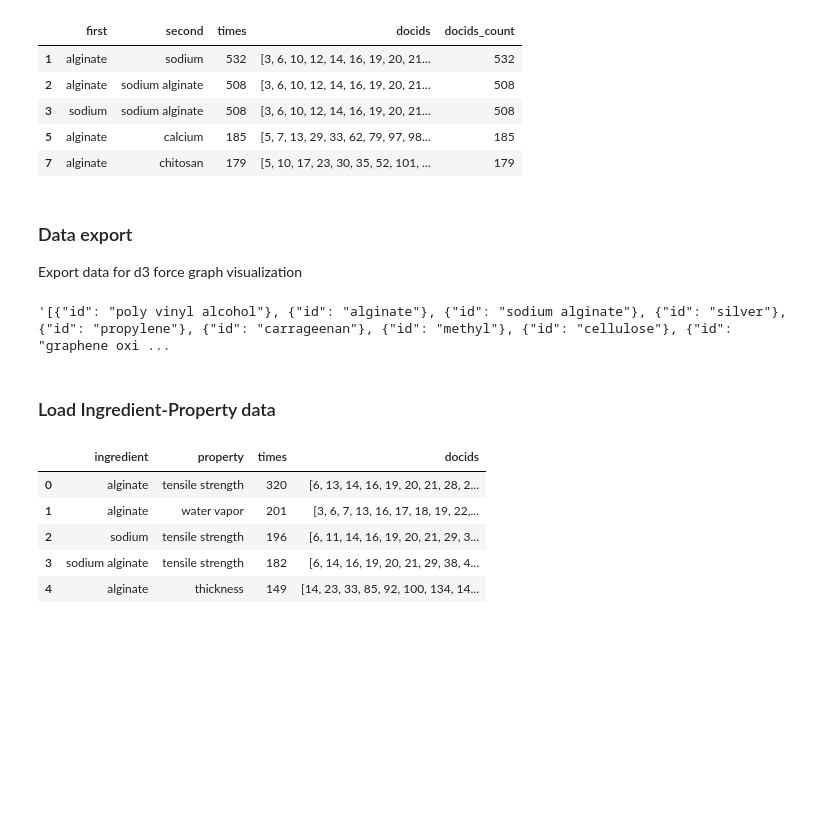
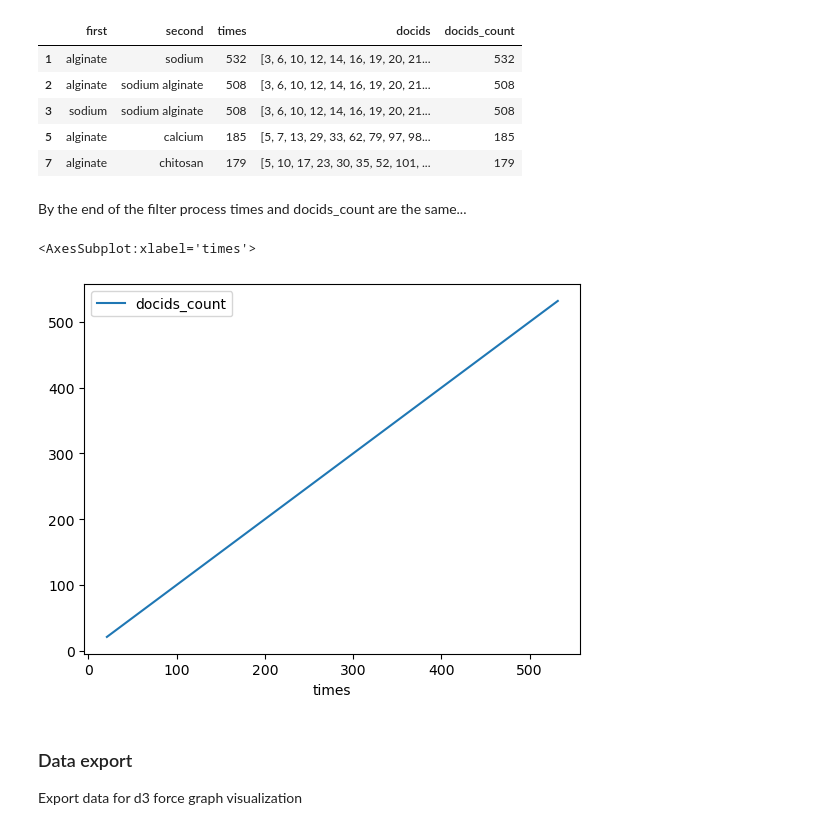
Before and after one commit to a7u7a/bioplastico-data-processing, a Jupyter notebook: ingredient-ingredient.ipynb, the cells around one changed output. Drawn from its saved outputs; the diff is of its cells as text; code cells hidden in the pictures; blank space fills up the shorter version.

Commit message:
wip data processing to json

```diff
--- a/raw-data-to-graph.ipynb
+++ b/ingredient-ingredient.ipynb
@@ -80,11 +81,11 @@ len(ing_ing["second"].unique())
 # %% [markdown]
 Filter rows whose "times" and "docids_count" value are below a threshold
 # %%
-def filter_low_values(ing_ing):
+def filter_low_values(df):
     times_thresh = 5
     docids_thresh = 20
-    filtered_times = ing_ing[ing_ing['times'] > times_thresh]
-    print("Dropped after times <",times_thresh ,"=", len(ing_ing)-len(filtered_times))
+    filtered_times = df[df['times'] > times_thresh]
+    print("Dropped after times <",times_thresh ,"=", len(df)-len(filtered_times))
     filtered_docids = filtered_times[filtered_times['docids_count'] > docids_thresh]
     print("Dropped after docids_count <",docids_thresh,"=", len(filtered_times)-len(filtered_docids))
     print("Final rows",len(filtered_docids))
@@ -100,9 +101,9 @@ Final rows 116
 # %% [markdown]
 Filter rows whose ingredient names are equal. Since we can't visualize rows like: "alginate" - "alginate"
 # %%
-def filter_repeated_links(ing_ing):
+def filter_repeated_links(df):
     somelist = []
-    for index, row in ing_ing.iterrows():
+    for index, row in df.iterrows():
         if row["first"] != row["second"]:
             somelist.append(row)
     return pd.DataFrame(somelist)
@@ -120,6 +121,13 @@ Final rows: 80
 | 3 | sodium | sodium alginate | 508 | [3, 6, 10, 12, 14, 16, 19, 20, 21... | 508 |
 | 5 | alginate | calcium | 185 | [5, 7, 13, 29, 33, 62, 79, 97, 98... | 185 |
 | 7 | alginate | chitosan | 179 | [5, 10, 17, 23, 30, 35, 52, 101, ... | 179 |
+# %% [markdown]
+By the end of the filter process times and docids_count are the same...
+# %%
+filtered_no_repeat_ing_ing.plot(x="times", y="docids_count")
+# %% [output]
+<AxesSubplot:xlabel='times'>
+[figure, added]
 # %% [markdown]
 ### Data export
 Export data for d3 force graph visualization
@@ -136,17 +144,2 @@ def create_nodes_list(df):
 # %%
-nodes_list = create_nodes_list(filtered_no_repeat_ing_ing)
-nodes_list
+nodes_list = create_nodes(filtered_no_repeat_ing_ing)
-# %% [output]
-'[{"id": "poly vinyl alcohol"}, {"id": "alginate"}, {"id": "sodium alginate"}, {"id": "silver"}, {"id": "propylene"}, {"id": "carrageenan"}, {"id": "methyl"}, {"id": "cellulose"}, {"id": "graphene oxi ...
-# %% [markdown]
-### Load Ingredient-Property data
-# %%
-ing_prop = pd.read_excel('ingredient-property.xlsx')
-ing_prop.head()
-# %% [output]
-|  | ingredient | property | times | docids |
-| 0 | alginate | tensile strength | 320 | [6, 13, 14, 16, 19, 20, 21, 28, 2... |
-| 1 | alginate | water vapor | 201 | [3, 6, 7, 13, 16, 17, 18, 19, 22,... |
-| 2 | sodium | tensile strength | 196 | [6, 11, 14, 16, 19, 20, 21, 29, 3... |
-| 3 | sodium alginate | tensile strength | 182 | [6, 14, 16, 19, 20, 21, 29, 38, 4... |
-| 4 | alginate | thickness | 149 | [14, 23, 33, 85, 92, 100, 134, 14... |
```
Also changed, not shown: parts of 10 cells of this notebook, 4 other files.
